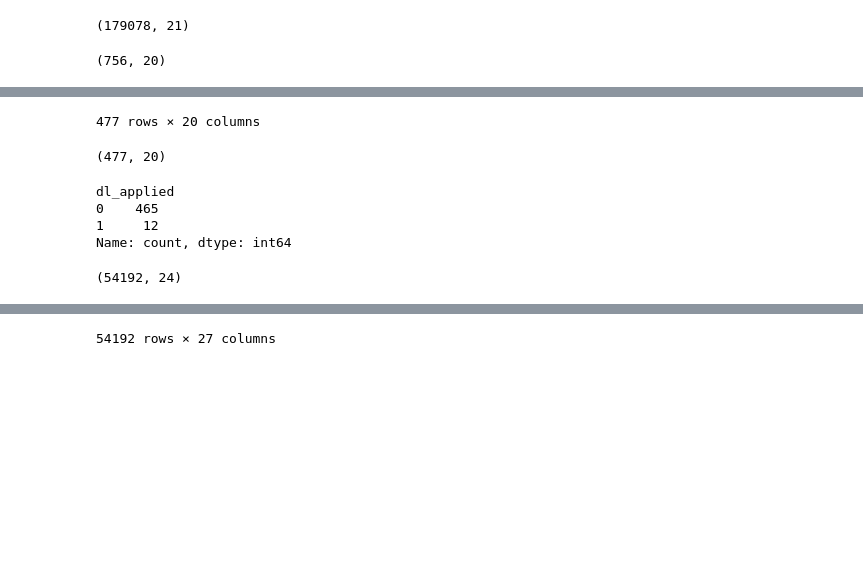
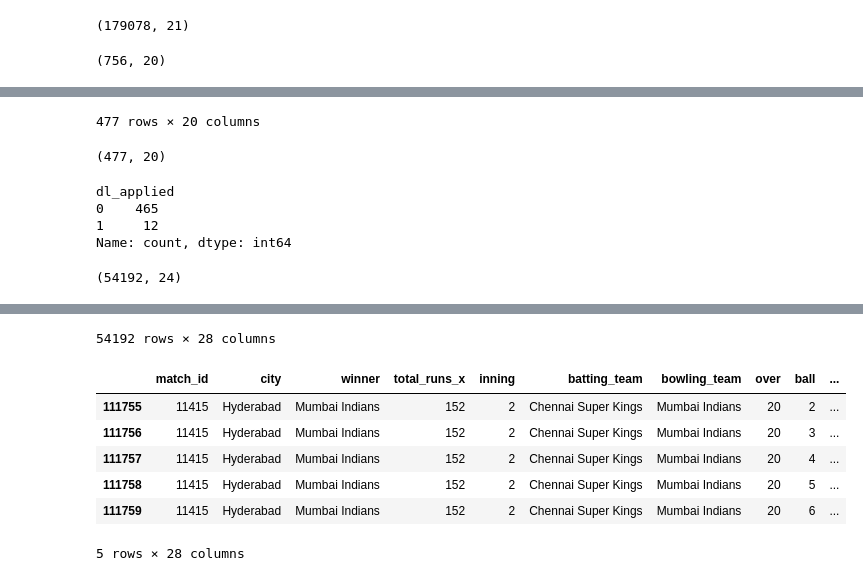
Before and after one commit to vedprakash8721/Cricket-Score-Predictor, a Jupyter notebook: Notebook/01_load_and_clean_data.ipynb, the cells around one changed output, grey strips where cells are left out. Saved outputs shown, nothing was run; the diff lists cells and outputs as text; code cells hidden in the pictures; blank space fills up the shorter version.

Commit message:
computing the wickets left

```diff
--- a/Notebook/01_load_and_clean_data.ipynb
+++ b/Notebook/01_load_and_clean_data.ipynb
@@ -84,38 +84,52 @@ delivery_df['runs_left']=delivery_df['total_runs_x'] - delivery_df['current_scor
 
 # lets find out balls left
 delivery_df['balls_left']=126-(delivery_df['over']*6+delivery_df['ball'])
+#lets find out wickets left
+delivery_df['player_dismissed']=delivery_df['player_dismissed'].fillna('0')
+delivery_df['player_dismissed']=delivery_df['player_dismissed'].apply(lambda x:x if x=="0" else "1")
+delivery_df['player_dismissed']=delivery_df['player_dismissed'].astype('int')
+wicket=delivery_df.groupby('match_id')['player_dismissed'].cumsum()
+delivery_df['wickets_left']=10-wicket
 display(delivery_df)
+display(delivery_df.tail())
 # %% [output]
 (756, 20)
 |  | id | Season | city | date | team1 | team2 | toss_winner | toss_decision | result | dl_applied | ... |
 | 6 | 7 | IPL-2017 | Mumbai | 09-04-2017 | Kolkata Knight Riders | Mumbai Indians | Mumbai Indians | field | normal | 0 | ... |
 | 9 | 10 | IPL-2017 | Mumbai | 12-04-2017 | Sunrisers Hyderabad | Mumbai Indians | Mumbai Indians | field | normal | 0 | ... |
 | 10 | 11 | IPL-2017 | Kolkata | 13-04-2017 | Kings XI Punjab | Kolkata Knight Riders | Kolkata Knight Riders | field | normal | 0 | ... |
 | 13 | 14 | IPL-2017 | Kolkata | 15-04-2017 | Kolkata Knight Riders | Sunrisers Hyderabad | Sunrisers Hyderabad | field | normal | 0 | ... |
 | 14 | 15 | IPL-2017 | Delhi | 15-04-2017 | Delhi Capitals | Kings XI Punjab | Delhi Daredevils | bat | normal | 0 | ... |
 | ... | ... | ... | ... | ... | ... | ... | ... | ... | ... | ... | ... |
 | 751 | 11347 | IPL-2019 | Mumbai | 05-05-2019 | Kolkata Knight Riders | Mumbai Indians | Mumbai Indians | field | normal | 0 | ... |
 | 752 | 11412 | IPL-2019 | Chennai | 07-05-2019 | Chennai Super Kings | Mumbai Indians | Chennai Super Kings | bat | normal | 0 | ... |
 | 753 | 11413 | IPL-2019 | Visakhapatnam | 08-05-2019 | Sunrisers Hyderabad | Delhi Capitals | Delhi Capitals | field | normal | 0 | ... |
 | 754 | 11414 | IPL-2019 | Visakhapatnam | 10-05-2019 | Delhi Capitals | Chennai Super Kings | Chennai Super Kings | field | normal | 0 | ... |
 | 755 | 11415 | IPL-2019 | Hyderabad | 12-05-2019 | Mumbai Indians | Chennai Super Kings | Mumbai Indians | bat | normal | 0 | ... |
 477 rows × 20 columns
 (477, 20)
 dl_applied
 0    465
 1     12
 Name: count, dtype: int64
 (54192, 24)
 |  | match_id | city | winner | total_runs_x | inning | batting_team | bowling_team | over | ball | ... |
 | 128 | 7 | Mumbai | Mumbai Indians | 178 | 2 | Mumbai Indians | Kolkata Knight Riders | 1 | 1 | ... |
 | 129 | 7 | Mumbai | Mumbai Indians | 178 | 2 | Mumbai Indians | Kolkata Knight Riders | 1 | 2 | ... |
 | 130 | 7 | Mumbai | Mumbai Indians | 178 | 2 | Mumbai Indians | Kolkata Knight Riders | 1 | 3 | ... |
 | 131 | 7 | Mumbai | Mumbai Indians | 178 | 2 | Mumbai Indians | Kolkata Knight Riders | 1 | 4 | ... |
 | 132 | 7 | Mumbai | Mumbai Indians | 178 | 2 | Mumbai Indians | Kolkata Knight Riders | 1 | 5 | ... |
 | ... | ... | ... | ... | ... | ... | ... | ... | ... | ... | ... |
 | 111755 | 11415 | Hyderabad | Mumbai Indians | 152 | 2 | Chennai Super Kings | Mumbai Indians | 20 | 2 | ... |
 | 111756 | 11415 | Hyderabad | Mumbai Indians | 152 | 2 | Chennai Super Kings | Mumbai Indians | 20 | 3 | ... |
 | 111757 | 11415 | Hyderabad | Mumbai Indians | 152 | 2 | Chennai Super Kings | Mumbai Indians | 20 | 4 | ... |
 | 111758 | 11415 | Hyderabad | Mumbai Indians | 152 | 2 | Chennai Super Kings | Mumbai Indians | 20 | 5 | ... |
 | 111759 | 11415 | Hyderabad | Mumbai Indians | 152 | 2 | Chennai Super Kings | Mumbai Indians | 20 | 6 | ... |
-54192 rows × 27 columns
+54192 rows × 28 columns
+|  | match_id | city | winner | total_runs_x | inning | batting_team | bowling_team | over | ball | ... |
+| 111755 | 11415 | Hyderabad | Mumbai Indians | 152 | 2 | Chennai Super Kings | Mumbai Indians | 20 | 2 | ... |
+| 111756 | 11415 | Hyderabad | Mumbai Indians | 152 | 2 | Chennai Super Kings | Mumbai Indians | 20 | 3 | ... |
+| 111757 | 11415 | Hyderabad | Mumbai Indians | 152 | 2 | Chennai Super Kings | Mumbai Indians | 20 | 4 | ... |
+| 111758 | 11415 | Hyderabad | Mumbai Indians | 152 | 2 | Chennai Super Kings | Mumbai Indians | 20 | 5 | ... |
+| 111759 | 11415 | Hyderabad | Mumbai Indians | 152 | 2 | Chennai Super Kings | Mumbai Indians | 20 | 6 | ... |
+5 rows × 28 columns
```
